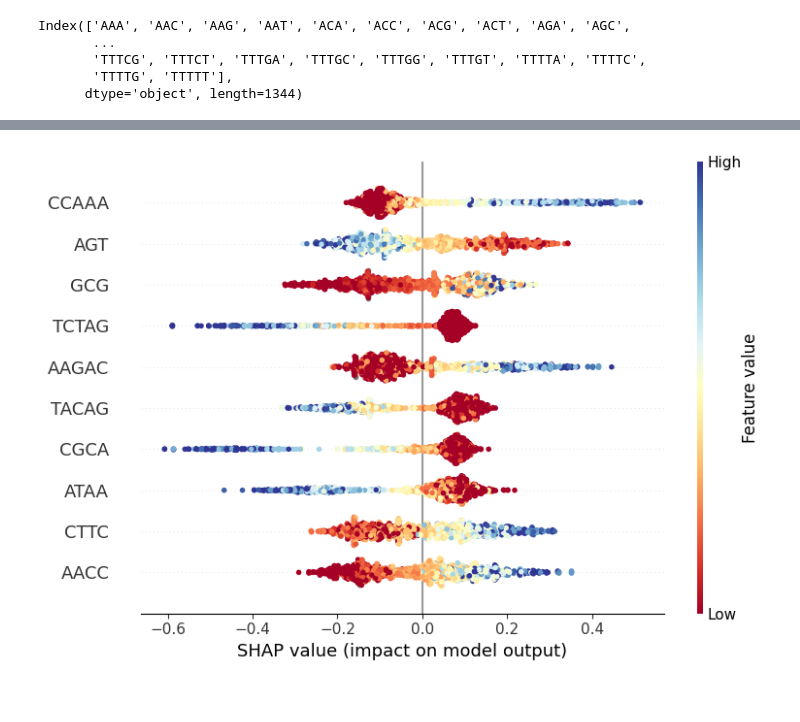
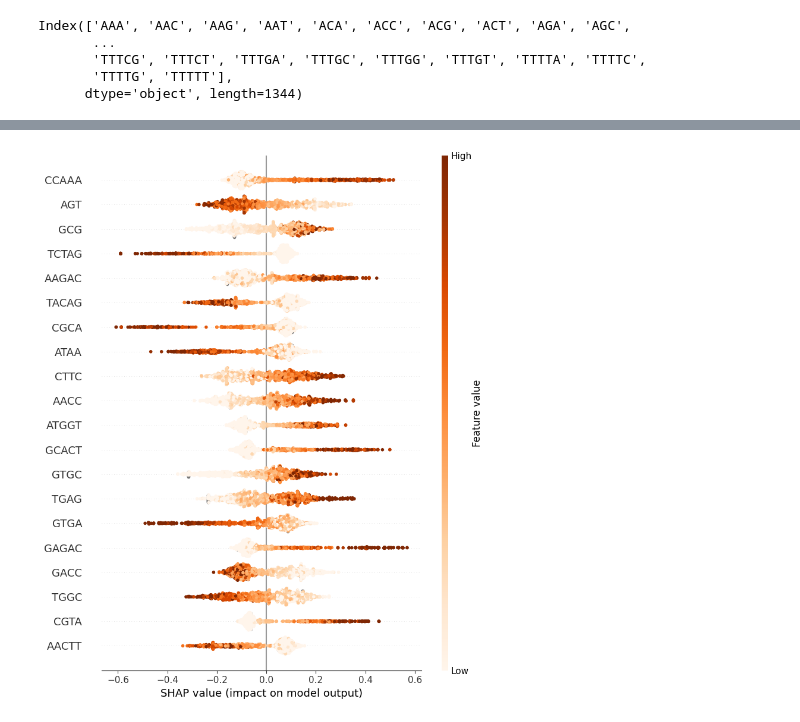
Before and after one commit to zhangysTHU/circExor, a Jupyter notebook: SHAP/circRNA_shap.ipynb, the cells around one changed output, grey strips where cells are left out. Cells and saved outputs as stored; diff of their text form; code cells hidden in the pictures.

```diff
--- a/SHAP/circRNA_shap.ipynb
+++ b/SHAP/circRNA_shap.ipynb
@@ -15,7 +14,7 @@ import matplotlib.pyplot as plt
 # %%
-input_path = "/BioII/lulab_b/huangkeyun/zhangys/RNA_locator/circExcer/models/saved_models/circRNA_ML_Model_Output"
-RNA_Light_path = os.path.join(input_path,"LightGBM")
-output_path = "/BioII/lulab_b/huangkeyun/zhangys/RNA_locator/circExcer/SHAP/circRNA_shap_output"
+input_path = "/BioII/lulab_b/huangkeyun/zhangys/RNA_locator/circExor/models/saved_models/circRNA_ML_Model_Output/"
+lightGBM_path = os.path.join(input_path,"LightGBM")
+output_path = "/BioII/lulab_b/huangkeyun/zhangys/RNA_locator/python_scripts/SHAP/circRNA_shap_output"
 if not (os.path.exists(output_path)):
     os.mkdir(output_path)
 
@@ -28,4 +27,4 @@ x_kmer = df_kmer_345.values
 y_kmer = np.array(df_kmer_345.index)
 
 # load model
-RNA_Light = joblib.load(os.path.join(RNA_Light_path,"best_LightGBM_model.pkl"))
+circExor = joblib.load(os.path.join(lightGBM_path,"best_LightGBM_model.pkl"))
@@ -40,14 +42,14 @@ Index(['AAA', 'AAC', 'AAG', 'AAT', 'ACA', 'ACC', 'ACG', 'ACT', 'AGA', 'AGC',
 # %%
 shap.initjs()
 # Interpret the model's predictions on the entire dataset for nuclear/cytosol localization
-RNA_Light_explainer = shap.TreeExplainer(RNA_Light)
-# shap_values_RNA_Light = RNA_Light_explainer.shap_values(df_kmer_345)[1]
-shap_values_RNA_Light = RNA_Light_explainer.shap_values(df_kmer_345)
+circExor_explainer = shap.TreeExplainer(circExor)
+
+shap_values_circExor = circExor_explainer.shap_values(df_kmer_345)
 
 # Convert np.array to dataframe with column names
-shap_df = pd.DataFrame(shap_values_RNA_Light,columns = df_kmer_345.columns)
+shap_df = pd.DataFrame(shap_values_circExor,columns = df_kmer_345.columns)
 shap_df.index = transcript_id
-shap_df.to_csv(os.path.join(output_path,"RNA-Light_lncRNA_shap_df.txt"),sep='\t')
+shap_df.to_csv(os.path.join(output_path,"circRNA_shap_df.txt"),sep='\t')
 
 # Mean(abs(shap_value))
 mean_abs_shap_val = shap_df.apply(lambda x:abs(x).mean(),axis=0)
@@ -77,17 +105,19 @@ abs_shape_5mer = mean_abs_shap_val[64+256:64+256+1024]
 # %%
 # Define colormap
-my_colormap= plt.get_cmap("RdYlBu")
+# my_colormap= plt.get_cmap("RdYlBu")
+my_colormap= plt.get_cmap("Oranges")
 
 # Plot the summary without showing it
-plt.figure()
-shap.summary_plot(shap_values_RNA_Light,features =df_kmer_345,max_display = 10,show=False)
+plt.figure(figsize=(9, 20))
+shap.summary_plot(shap_values_circExor,features =df_kmer_345,max_display = 20,show=False)
 
 # Change the colormap of the artists
 for fc in plt.gcf().get_children():
     for fcc in fc.get_children():
         if hasattr(fcc, "set_cmap"):
             fcc.set_cmap(my_colormap)
-plt.savefig(os.path.join(output_path,"SHAP_total_top10_kmer.pdf"), format='pdf', dpi=1200)
+plt.savefig(os.path.join(output_path,"SHAP_total_top20_kmer.pdf"), format='pdf', dpi=1200)
+plt.show()
 # %% [output]
-[figure, old version]
+[figure, new version]
 # %%
```
Also changed, not shown: parts of 14 cells of this notebook, 34 other files.
